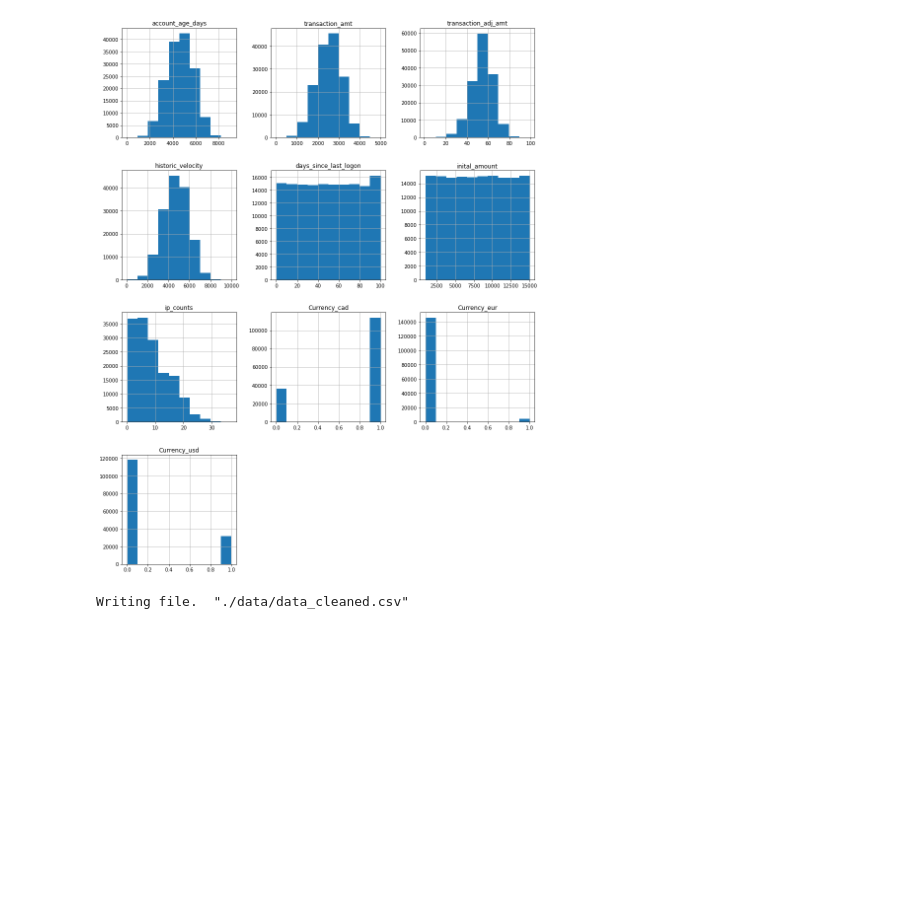
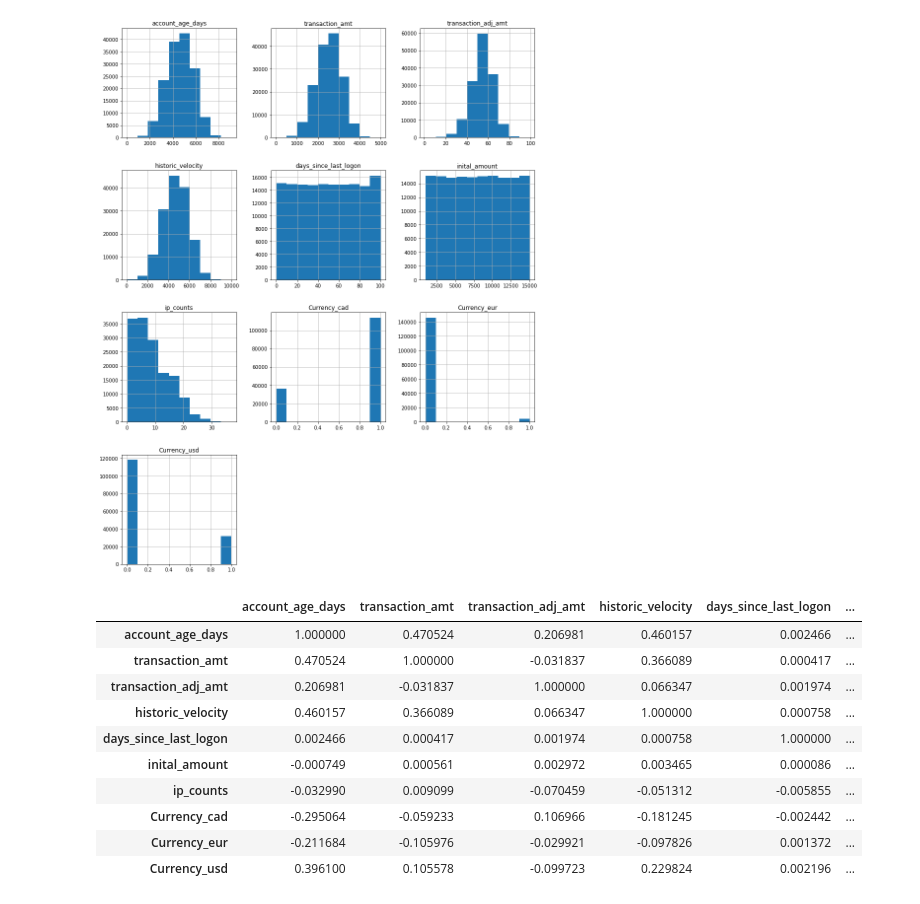
Before and after one commit to feifeikong/Fraud_Detection_Capstone, a Jupyter notebook: Capstone 3 - Data Wrangling & EDA.ipynb, the cells around one changed output. Saved outputs shown, nothing was run; the diff lists cells and outputs as text; code cells hidden in the pictures; blank space fills up the shorter version.

```diff
--- a/Capstone 3 - Data Wrangling & EDA.ipynb
+++ b/Capstone 3 - Data Wrangling & EDA.ipynb
@@ -199,10 +199,17 @@ ax = fig.gca()
 _ = data_raw.hist(ax = ax)
 # %% [output]
 [figure]
-# %%
-from library.sb_utils import save_file
-
-datapath = './data'
-save_file(data_raw, 'data_cleaned.csv', datapath)
-# %% [output]
-Writing file.  "./data/data_cleaned.csv"
+# %%
+data_raw.corr()
+# %% [output]
+|  | account_age_days | transaction_amt | transaction_adj_amt | historic_velocity | days_since_last_logon | ... |
+| account_age_days | 1.000000 | 0.470524 | 0.206981 | 0.460157 | 0.002466 | ... |
+| transaction_amt | 0.470524 | 1.000000 | -0.031837 | 0.366089 | 0.000417 | ... |
+| transaction_adj_amt | 0.206981 | -0.031837 | 1.000000 | 0.066347 | 0.001974 | ... |
+| historic_velocity | 0.460157 | 0.366089 | 0.066347 | 1.000000 | 0.000758 | ... |
+| days_since_last_logon | 0.002466 | 0.000417 | 0.001974 | 0.000758 | 1.000000 | ... |
+| inital_amount | -0.000749 | 0.000561 | 0.002972 | 0.003465 | 0.000086 | ... |
+| ip_counts | -0.032990 | 0.009099 | -0.070459 | -0.051312 | -0.005855 | ... |
+| Currency_cad | -0.295064 | -0.059233 | 0.106966 | -0.181245 | -0.002442 | ... |
+| Currency_eur | -0.211684 | -0.105976 | -0.029921 | -0.097826 | 0.001372 | ... |
+| Currency_usd | 0.396100 | 0.105578 | -0.099723 | 0.229824 | 0.002196 | ... |
```
Also changed, not shown: parts of 7 cells of this notebook.
